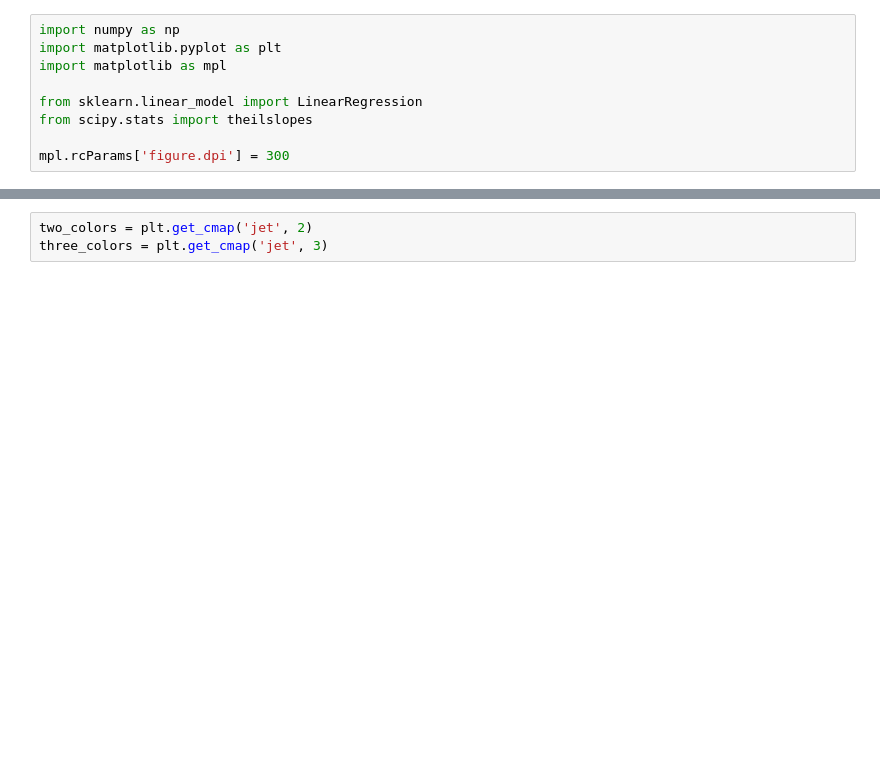
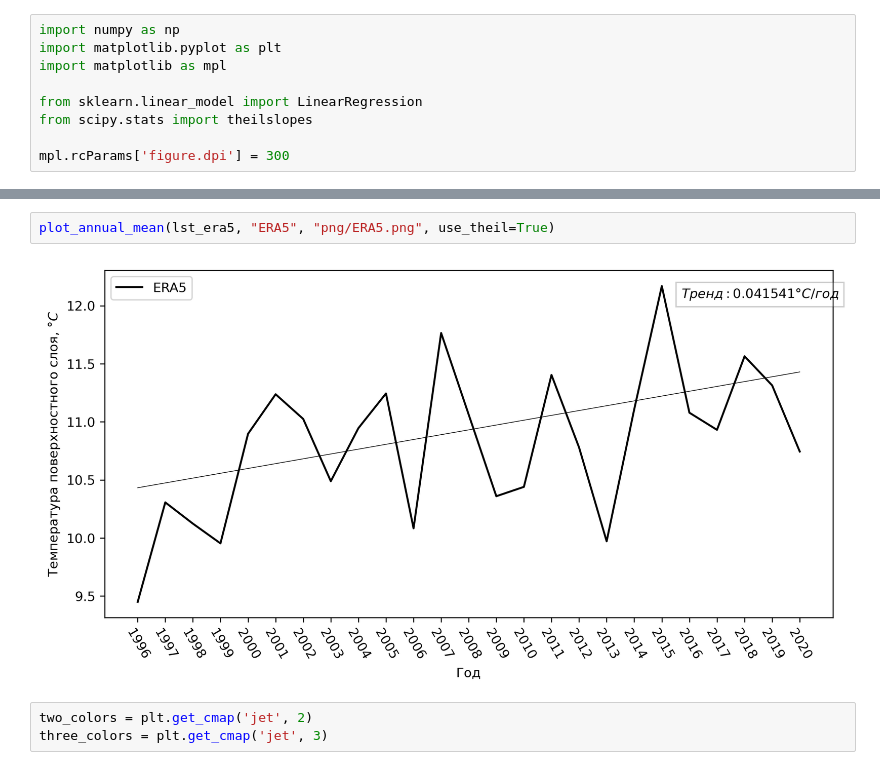
Before and after one commit to tobaffoon/baikal_vkr, a Jupyter notebook: Тренды/plot_global_trend.ipynb, the cells around one changed output, grey strips where cells are left out. Drawn from its saved outputs; the diff is of its cells as text; blank space fills up the shorter version.

```diff
--- a/Тренды/plot_global_trend.ipynb
+++ b/Тренды/plot_global_trend.ipynb
@@ -283,3 +323,7 @@ plot_annual_mean(lst_landsat, "Landsat", "png/Landsat.png", use_theil=True)
+# %%
+plot_annual_mean(lst_era5, "ERA5", "png/ERA5.png", use_theil=True)
+# %% [output]
+[figure, added]
 # %%
 two_colors = plt.get_cmap('jet', 2)
 three_colors = plt.get_cmap('jet', 3)
```
Also changed, not shown: parts of 7 cells of this notebook, 25 other files.
